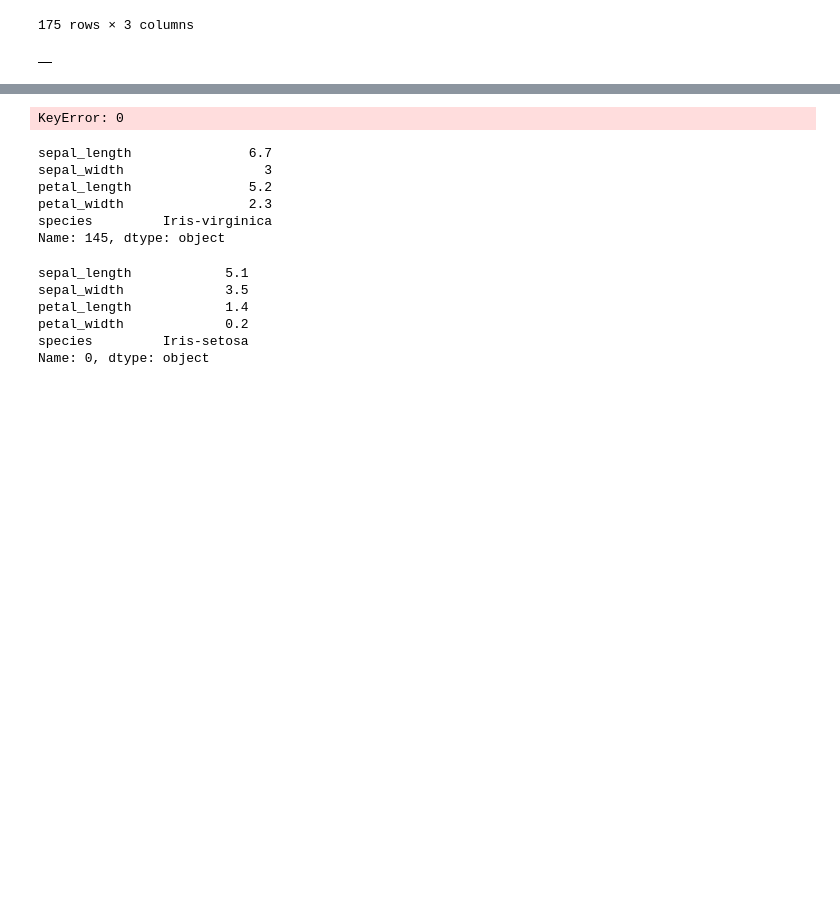
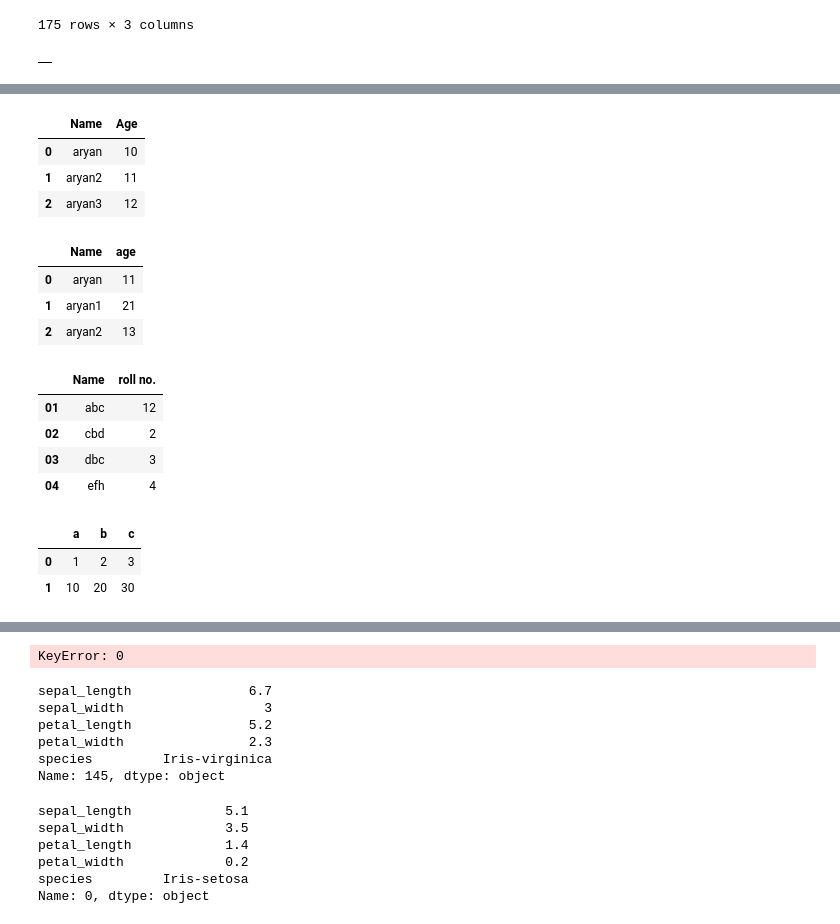
Before and after one commit to aryangulati/Python_Code, a Jupyter notebook: 2.)PYTHON_BASICS/PYTHON Pandas/Pandas.ipynb, the cells around one changed output, grey strips where cells are left out. Drawn from its saved outputs; the diff is of its cells as text; code cells hidden in the pictures; blank space fills up the shorter version.

```diff
--- a/2.)PYTHON_BASICS/PYTHON Pandas/Pandas.ipynb
+++ b/2.)PYTHON_BASICS/PYTHON Pandas/Pandas.ipynb
@@ -174 +174,38 @@ pd.DataFrame(arr[:,:-1],columns=['f1','f2'])
 175 rows × 2 columns
+# %%
+#how to create DataFrame using list
+data=[["aryan",10],["aryan2",11],["aryan3",12]]
+df=pd.DataFrame(data,columns=["Name","Age"])
+df
+# %% [output]
+|  | Name | Age |
+| 0 | aryan | 10 |
+| 1 | aryan2 | 11 |
+| 2 | aryan3 | 12 |
+# %%
+data={"Name":["aryan","aryan1","aryan2"],"age":["11","21","13"]}
+df1 = pd.DataFrame(data)
+df1
+# %% [output]
+|  | Name | age |
+| 0 | aryan | 11 |
+| 1 | aryan1 | 21 |
+| 2 | aryan2 | 13 |
+# %%
+data = {'Name':["abc","cbd","dbc","efh"], 'roll no.':[12,2,3,4]}
+df2=pd.DataFrame(data,index=["01","02","03","04"])
+df2
+# %% [output]
+|  | Name | roll no. |
+| 01 | abc | 12 |
+| 02 | cbd | 2 |
+| 03 | dbc | 3 |
+| 04 | efh | 4 |
+# %%
+d=[{"a":1,"b":2,"c":3},{"a":10,"b":20,"c":30}]
+df3=pd.DataFrame(d)
+df3#you can also make indexing according to you
+# %% [output]
+|  | a | b | c |
+| 0 | 1 | 2 | 3 |
+| 1 | 10 | 20 | 30 |
```
Also changed, not shown: parts of 5 cells of this notebook, 1 other file.
